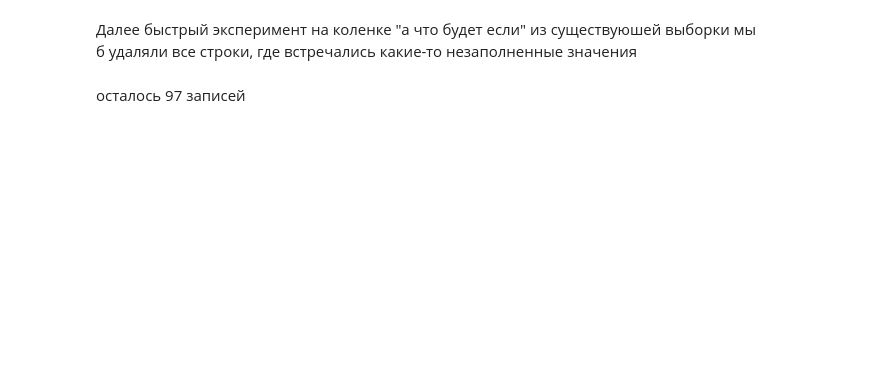
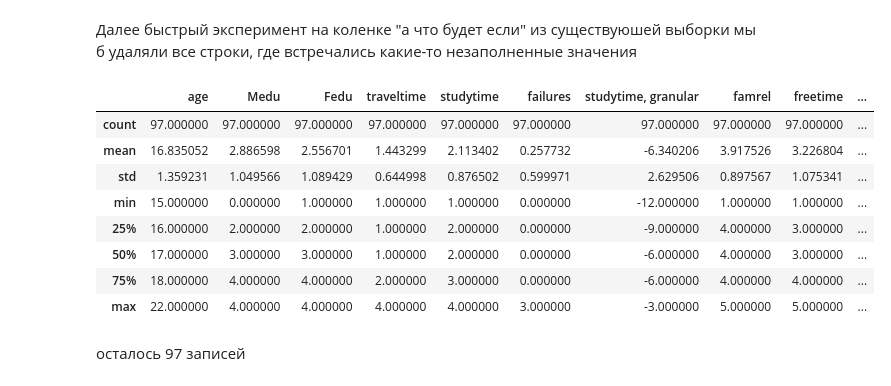
Before and after one commit to polly-husker/DSSkillFactory, a Jupyter notebook: module_2/Students_EDA_Polina.ipynb, the cells around one changed output. Cells and saved outputs as stored; diff of their text form; code cells hidden in the pictures; blank space fills up the shorter version.

```diff
--- a/module_2/Students_EDA_Polina.ipynb
+++ b/module_2/Students_EDA_Polina.ipynb
@@ -694,8 +2293,18 @@ sns.jointplot(x='absences',
 # %%
 stud_super_cutted = pd.read_csv('stud_math.csv')
 columns = stud_super_cutted.columns
 columns
 for col in columns:
     stud_super_cutted = stud_super_cutted.loc[~stud_super_cutted[col].isna()]
 
-stud_super_cutted.info()
+stud_super_cutted.describe()
+# %% [output]
+|  | age | Medu | Fedu | traveltime | studytime | failures | studytime, granular | famrel | freetime | ... |
+| count | 97.000000 | 97.000000 | 97.000000 | 97.000000 | 97.000000 | 97.000000 | 97.000000 | 97.000000 | 97.000000 | ... |
+| mean | 16.835052 | 2.886598 | 2.556701 | 1.443299 | 2.113402 | 0.257732 | -6.340206 | 3.917526 | 3.226804 | ... |
+| std | 1.359231 | 1.049566 | 1.089429 | 0.644998 | 0.876502 | 0.599971 | 2.629506 | 0.897567 | 1.075341 | ... |
+| min | 15.000000 | 0.000000 | 1.000000 | 1.000000 | 1.000000 | 0.000000 | -12.000000 | 1.000000 | 1.000000 | ... |
+| 25% | 16.000000 | 2.000000 | 2.000000 | 1.000000 | 2.000000 | 0.000000 | -9.000000 | 4.000000 | 3.000000 | ... |
+| 50% | 17.000000 | 3.000000 | 3.000000 | 1.000000 | 2.000000 | 0.000000 | -6.000000 | 4.000000 | 3.000000 | ... |
+| 75% | 18.000000 | 4.000000 | 4.000000 | 2.000000 | 3.000000 | 0.000000 | -6.000000 | 4.000000 | 4.000000 | ... |
+| max | 22.000000 | 4.000000 | 4.000000 | 4.000000 | 4.000000 | 3.000000 | -3.000000 | 5.000000 | 5.000000 | ... |
```
Also changed, not shown: parts of 69 cells of this notebook.
